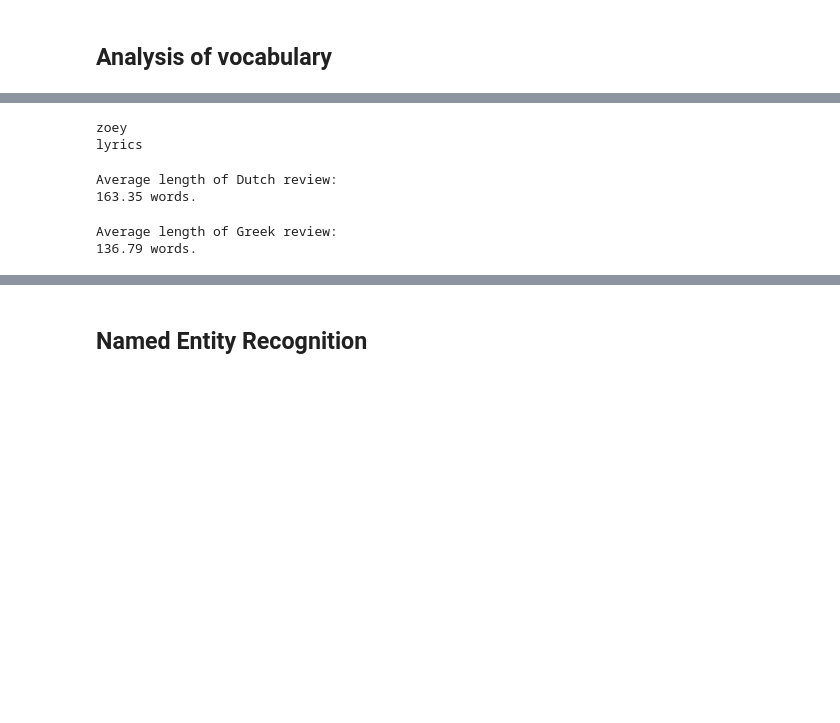
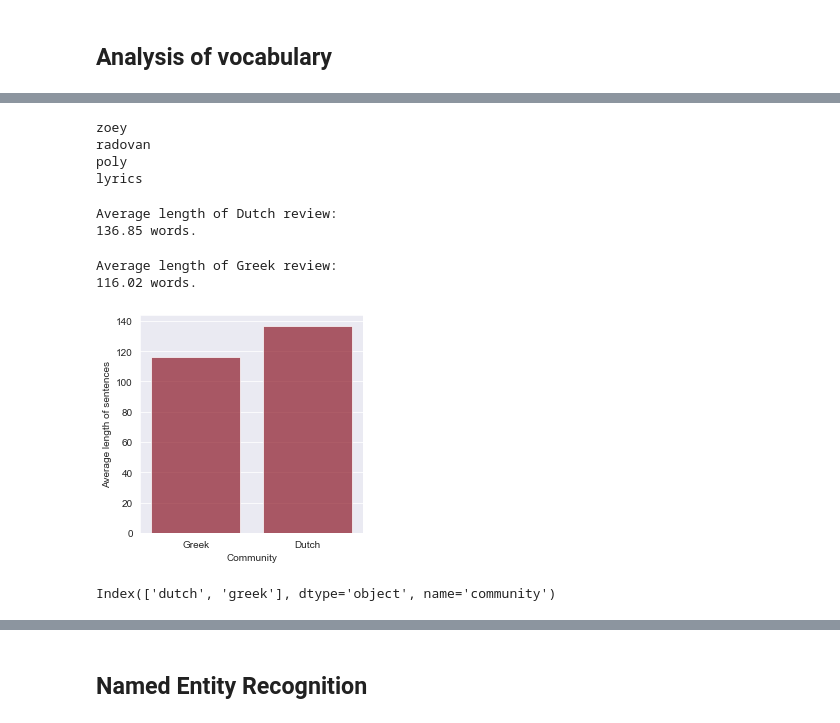
Before and after one commit to peterverhaar/goodreads_readingculture, a Jupyter notebook: Textual analysis of reviews.ipynb, the cells around one changed output, grey strips where cells are left out. Cells and saved outputs as stored; diff of their text form; code cells hidden in the pictures; blank space fills up the shorter version.

```diff
--- a/Textual analysis of reviews.ipynb
+++ b/Textual analysis of reviews.ipynb
@@ -132,9 +136,8 @@ for file in tqdm(files):
             language = 'nl'
         if language == 'en':
             count += 1
-            if count <= max_number:
-                corpus.write(f'{review}\n')
+            corpus.write(f'{review}\n')
 
 corpus.close()
-sentence += f'\n{count} English reviews written by Dutch users have been downloaded.'
+print(f'\nThey have written {count} reviews in English.')
 # %% [output]
@@ -230,12 +339,16 @@ eribon
 count = 0
 for word,count in greek_freq.most_common():
     if word not in dutch_freq.keys():
-        count += 1
-        print(word)
+
+        if len(word)>1:
+            print(word)
+            count += 1
         if count == 30:
             break
 # %% [output]
 zoey
+radovan
+poly
 lyrics
 # %%
 lengths = []
@@ -250,10 +363,11 @@ for review in reviews:
         lengths.append(len(words))
 
 print('Average length of Dutch review:')
-print(f'{round(sum(lengths)/nr_reviews,2)} words.')
+length_dutch = round(sum(lengths)/nr_reviews,2)
+print(f'{length_dutch} words.')
 # %% [output]
 Average length of Dutch review:
-163.35 words.
+136.85 words.
 # %%
 lengths = []
 
@@ -267,7 +381,21 @@ for review in reviews:
         lengths.append(len(words))
 
 print('Average length of Greek review:')
-print(f'{round(sum(lengths)/nr_reviews,2)} words.')
+length_greek = round(sum(lengths)/nr_reviews,2)
+print(f'{length_greek} words.')
 # %% [output]
 Average length of Greek review:
-136.79 words.
+116.02 words.
+# %%
+fig = plt.figure( figsize = ( 4,4 ))
+sns.set_style("darkgrid")
+
+ax = sns.barplot( x = ['Greek','Dutch'] , y = [length_greek,length_dutch] , alpha = 0.7,
+                     color = '#a0061a'  )
+
+ax.set_xlabel('Community')
+ax.set_ylabel('Average length of sentences')
+
+plt.show()
+# %% [output]
+[figure, added]
@@ -273,0 +438,4 @@ Average length of Greek review:
+# %%
+df_sum.index
+# %% [output]
+Index(['dutch', 'greek'], dtype='object', name='community')
```
Also changed, not shown: parts of 37 cells of this notebook.
